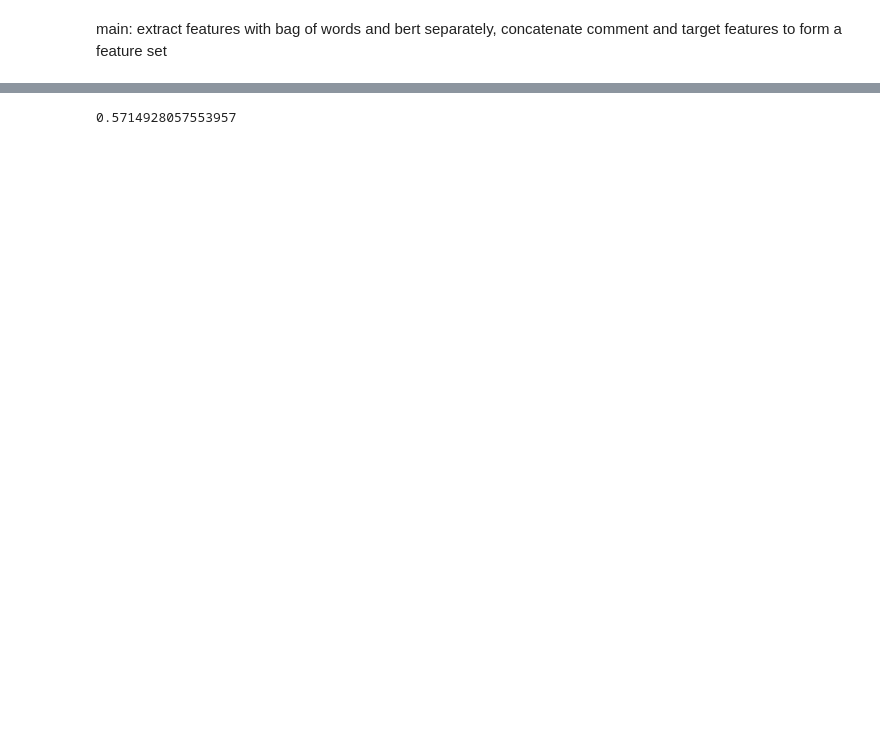
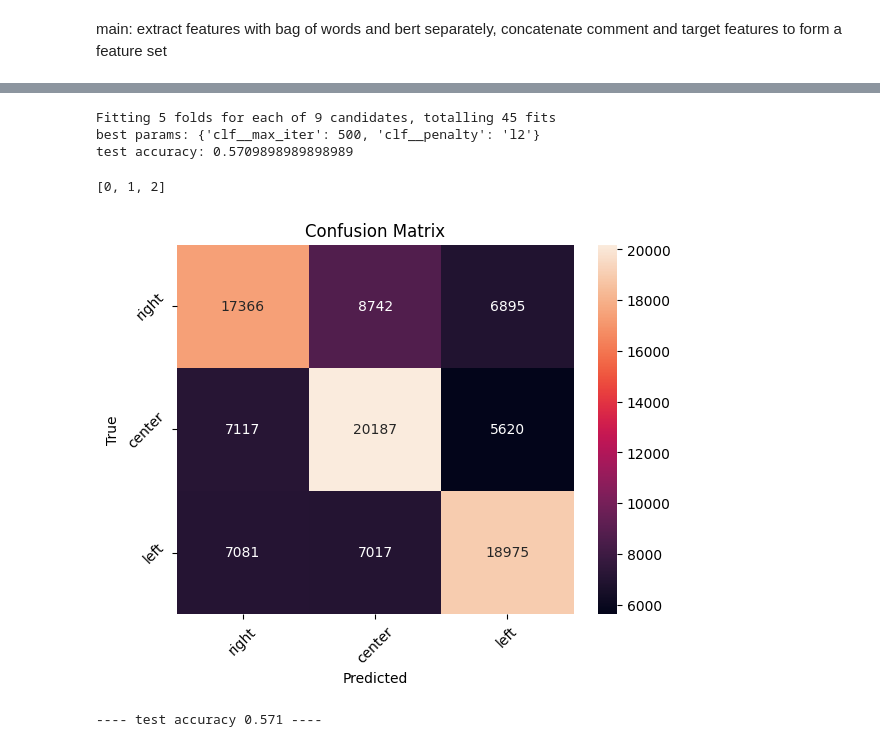
Before and after one commit to karanjotsv/news_broadcast, a Jupyter notebook: pynb/w10-11/nb.ipynb, the cells around one changed output, grey strips where cells are left out. Drawn from its saved outputs; the diff is of its cells as text; code cells hidden in the pictures; blank space fills up the shorter version.

```diff
--- a/pynb/w10-11/nb.ipynb
+++ b/pynb/w10-11/nb.ipynb
@@ -201,4 +193,0 @@ Pipeline(steps=[('pca', PCA(n_components=2000)),
-# %%
-pipe.score(x_test, y_test)
-# %% [output]
-0.5714928057553957
@@ -204,0 +205,24 @@ pipe.score(x_test, y_test)
+# %%
+params = {
+    # 'pca__n_components' : [80, 100, 120, 140],
+    'clf__penalty' : ['l1', 'l2', 'elasticnet'],
+    'clf__max_iter' : [300, 400, 500]
+}
+
+gs = GridSearchCV(estimator=pipe, param_grid=params, scoring='accuracy', verbose=1)
+
+gs.fit(x_train, y_train)
+
+print(f"best params: {gs.best_params_}")
+
+
+from sklearn.metrics import accuracy_score
+
+y_pred = gs.predict(x_test)
+acc = accuracy_score(y_test, y_pred)
+
+print(f"test accuracy: {acc}")
+# %% [output]
+Fitting 5 folds for each of 9 candidates, totalling 45 fits
+best params: {'clf__max_iter': 500, 'clf__penalty': 'l2'}
+test accuracy: 0.5709898989898989
@@ -204,0 +260,32 @@ pipe.score(x_test, y_test)
+# %%
+label = {"right": 0, "center": 1, "left": 2}
+
+
+list(label.values())
+# %% [output]
+[0, 1, 2]
+# %%
+import matplotlib.pyplot as plt
+import seaborn as sns
+
+from sklearn.metrics import confusion_matrix, classification_report
+
+
+ax= plt.subplot()
+
+predictions = gs.predict(x_test)
+cm = confusion_matrix(y_test, predictions)
+
+sns.heatmap(cm, annot=True, fmt='g', ax=ax);  #annot=True to annotate cells, ftm='g' to disable scientific notation
+
+# labels, title and ticks
+ax.set_xlabel("Predicted"); ax.set_ylabel("True");
+
+ax.set_title("Confusion Matrix");
+ax.xaxis.set_ticklabels(list(label.keys()), rotation=45); ax.yaxis.set_ticklabels(list(label.keys()), rotation=45);
+# %% [output]
+[figure, added]
+# %%
+print("---- test accuracy %s ----" % round(accuracy_score(y_test, predictions), 4))
+# %% [output]
+---- test accuracy 0.571 ----
```
Also changed, not shown: parts of 32 cells of this notebook, 46 other files.
